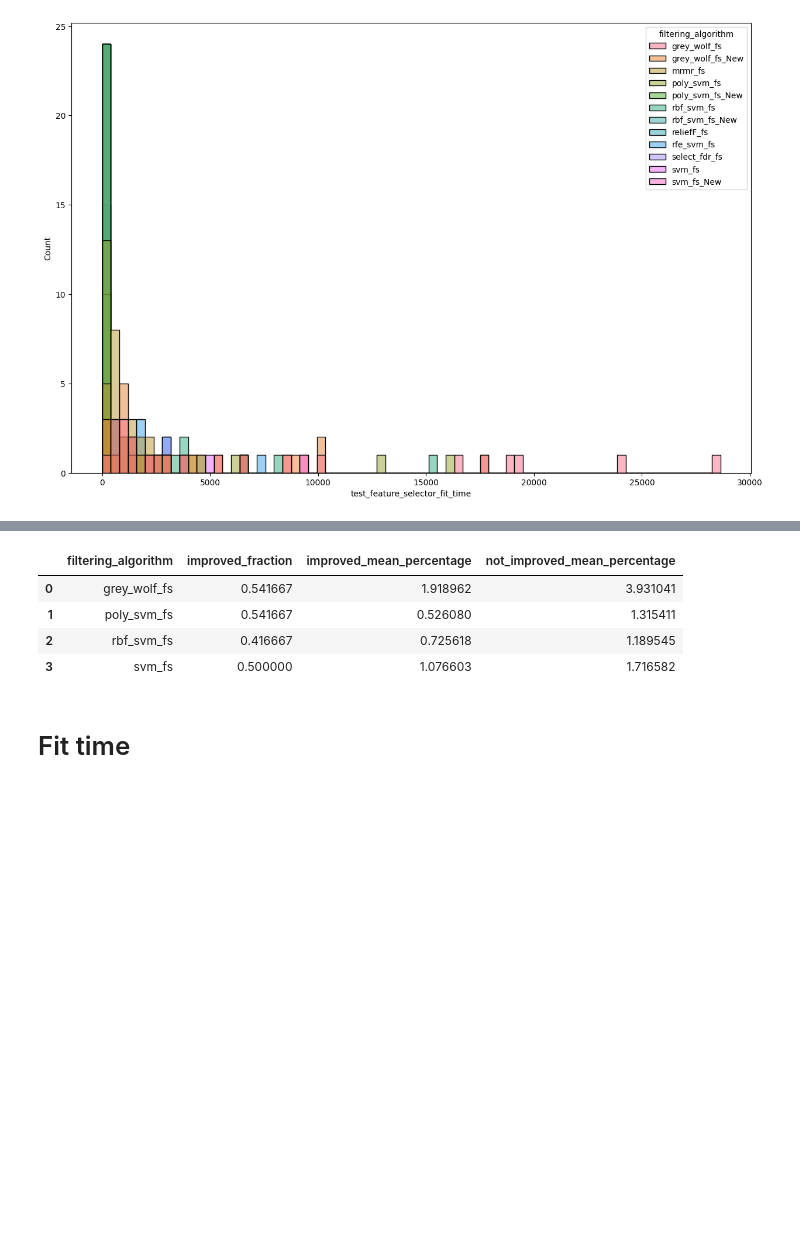
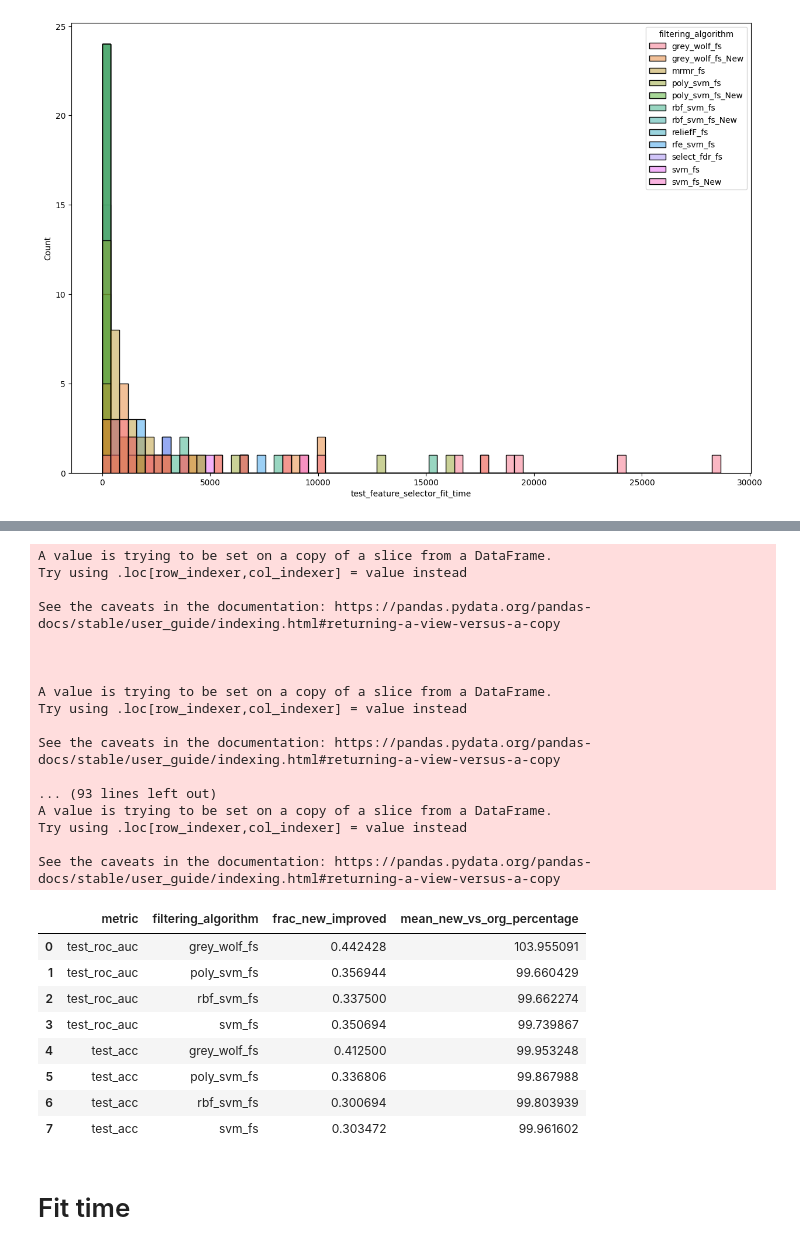
Before and after one commit to TzviLederer/feature-selection, a Jupyter notebook: analyze_results.ipynb, the cells around one changed output, grey strips where cells are left out. Saved outputs shown, nothing was run; the diff lists cells and outputs as text; code cells hidden in the pictures; blank space fills up the shorter version.

```diff
--- a/analyze_results.ipynb
+++ b/analyze_results.ipynb
@@ -330,20 +152,54 @@ res_df
-# %%
-stats = []
-for new_fs in improvements_fs:
-    org_fs = new_fs[:-len('_New')]
-    improved = res_df[res_df[f'better_{org_fs}'] == 'Improved']
-    not_improved = res_df[res_df[f'better_{org_fs}'] == 'Original']
-    frac_improved = len(improved) / len(res_df)
-    mean_improved = improved[f'better_{org_fs}_percentage'].mean()
-    mean_not_improved = not_improved[f'better_{org_fs}_percentage'].mean()
-    stats.append({'filtering_algorithm': org_fs, 'improved_fraction': frac_improved, 'improved_mean_percentage': mean_improved, 'not_improved_mean_percentage': mean_not_improved})
-acc_stats_df = pd.DataFrame(stats)
-acc_stats_df
-# %% [output]
-|  | filtering_algorithm | improved_fraction | improved_mean_percentage | not_improved_mean_percentage |
-| 0 | grey_wolf_fs | 0.541667 | 1.918962 | 3.931041 |
-| 1 | poly_svm_fs | 0.541667 | 0.526080 | 1.315411 |
-| 2 | rbf_svm_fs | 0.416667 | 0.725618 | 1.189545 |
-| 3 | svm_fs | 0.500000 | 1.076603 | 1.716582 |
+# %%
+agg = {'test_roc_auc': 'mean', 'test_acc': 'mean'}
+rename = {k:f'new_{k}' for k in agg.keys()}
+experiment_cols = ['dataset', 'filtering_algorithm', 'n_selected_features', 'learning_algorithm'] # filtering_algorithm
+new_df = df[df['filtering_algorithm'].str.endswith('_New')].groupby(experiment_cols).agg(agg).reset_index().rename(columns=rename)
+new_df['filtering_algorithm'] = new_df['filtering_algorithm'].map(lambda x: x[:-len('_New')])
+
+cmp_df = new_df.join(df.groupby(experiment_cols).agg(agg).reset_index().set_index(experiment_cols), on=experiment_cols)
+
+stats = []
+for k in agg.keys():
+    for org_fs in cmp_df['filtering_algorithm'].unique():
+        new_fs = f'{org_fs}_New'
+        fs_df = cmp_df[(cmp_df['filtering_algorithm'] == org_fs) & (cmp_df[k] > 0)]
+        is_better = (fs_df[f'new_{k}'] > fs_df[k])
+        fs_df[f'better_mode_{k}'] = is_better.map(lambda x: 'New' if x else 'Original')
+        fs_df[f'new_vs_org_{k}_percentage'] = fs_df.apply(lambda x: (100 * x[f'new_{k}'] / x[k]), axis=1)
+        stats.append({
+            'metric': k,
+            'filtering_algorithm': org_fs,
+            'frac_new_improved': len(fs_df[is_better]) / len(fs_df),
+            'mean_new_vs_org_percentage': fs_df[f'new_vs_org_{k}_percentage'].mean()
+        })
+metrics_stats_df = pd.DataFrame(stats)
+metrics_stats_df
+# %% [output]
+A value is trying to be set on a copy of a slice from a DataFrame.
+Try using .loc[row_indexer,col_indexer] = value instead
+
+See the caveats in the documentation: https://pandas.pydata.org/pandas-docs/stable/user_guide/indexing.html#returning-a-view-versus-a-copy
+
+
+
+A value is trying to be set on a copy of a slice from a DataFrame.
+Try using .loc[row_indexer,col_indexer] = value instead
+
+See the caveats in the documentation: https://pandas.pydata.org/pandas-docs/stable/user_guide/indexing.html#returning-a-view-versus-a-copy
+
+... (93 lines left out)
+A value is trying to be set on a copy of a slice from a DataFrame.
+Try using .loc[row_indexer,col_indexer] = value instead
+
+See the caveats in the documentation: https://pandas.pydata.org/pandas-docs/stable/user_guide/indexing.html#returning-a-view-versus-a-copy
+|  | metric | filtering_algorithm | frac_new_improved | mean_new_vs_org_percentage |
+| 0 | test_roc_auc | grey_wolf_fs | 0.442428 | 103.955091 |
+| 1 | test_roc_auc | poly_svm_fs | 0.356944 | 99.660429 |
+| 2 | test_roc_auc | rbf_svm_fs | 0.337500 | 99.662274 |
+| 3 | test_roc_auc | svm_fs | 0.350694 | 99.739867 |
+| 4 | test_acc | grey_wolf_fs | 0.412500 | 99.953248 |
+| 5 | test_acc | poly_svm_fs | 0.336806 | 99.867988 |
+| 6 | test_acc | rbf_svm_fs | 0.300694 | 99.803939 |
+| 7 | test_acc | svm_fs | 0.303472 | 99.961602 |
 # %% [markdown]
 # Fit time
```
Also changed, not shown: parts of 20 cells of this notebook.
